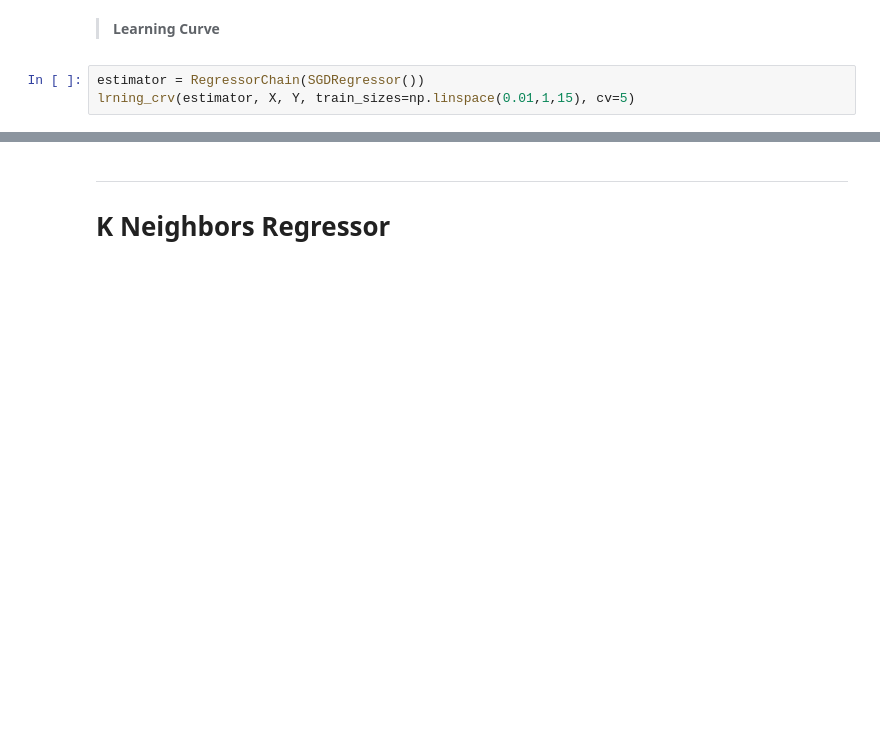
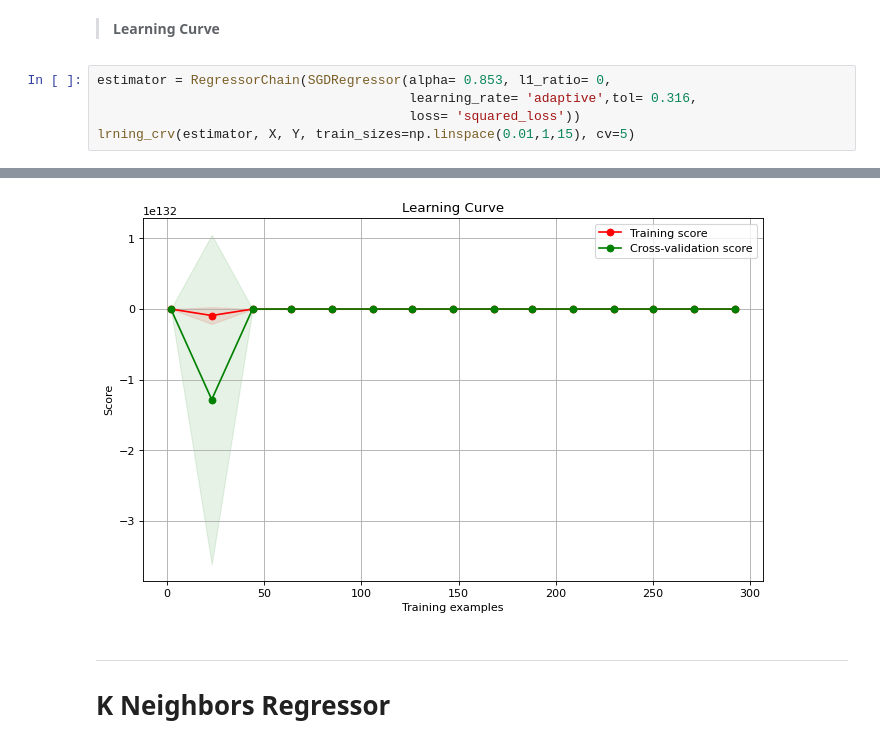
Before and after one commit to Amirosein/Tehran-Air-Quality, a Jupyter notebook: Tehran_AQI.ipynb, the cells around one changed output, grey strips where cells are left out. Saved outputs shown, nothing was run; the diff lists cells and outputs as text; blank space fills up the shorter version.

```diff
--- a/Tehran_AQI.ipynb
+++ b/Tehran_AQI.ipynb
@@ -482,5 +495,8 @@ print(f'The SGDRegressor Score is: {chain.score(x_test,y_test)}')
 # %% [markdown]
 > **Learning Curve**
 # %%
-estimator = RegressorChain(SGDRegressor())
+estimator = RegressorChain(SGDRegressor(alpha= 0.853, l1_ratio= 0,
+                                        learning_rate= 'adaptive',tol= 0.316,
+                                        loss= 'squared_loss'))
 lrning_crv(estimator, X, Y, train_sizes=np.linspace(0.01,1,15), cv=5)
+# %% [output]
@@ -487,3 +504,4 @@ lrning_crv(estimator, X, Y, train_sizes=np.linspace(0.01,1,15), cv=5)
+[figure, added]
 # %% [markdown]
 ---
 # K Neighbors Regressor
```
Also changed, not shown: parts of 10 cells of this notebook.
